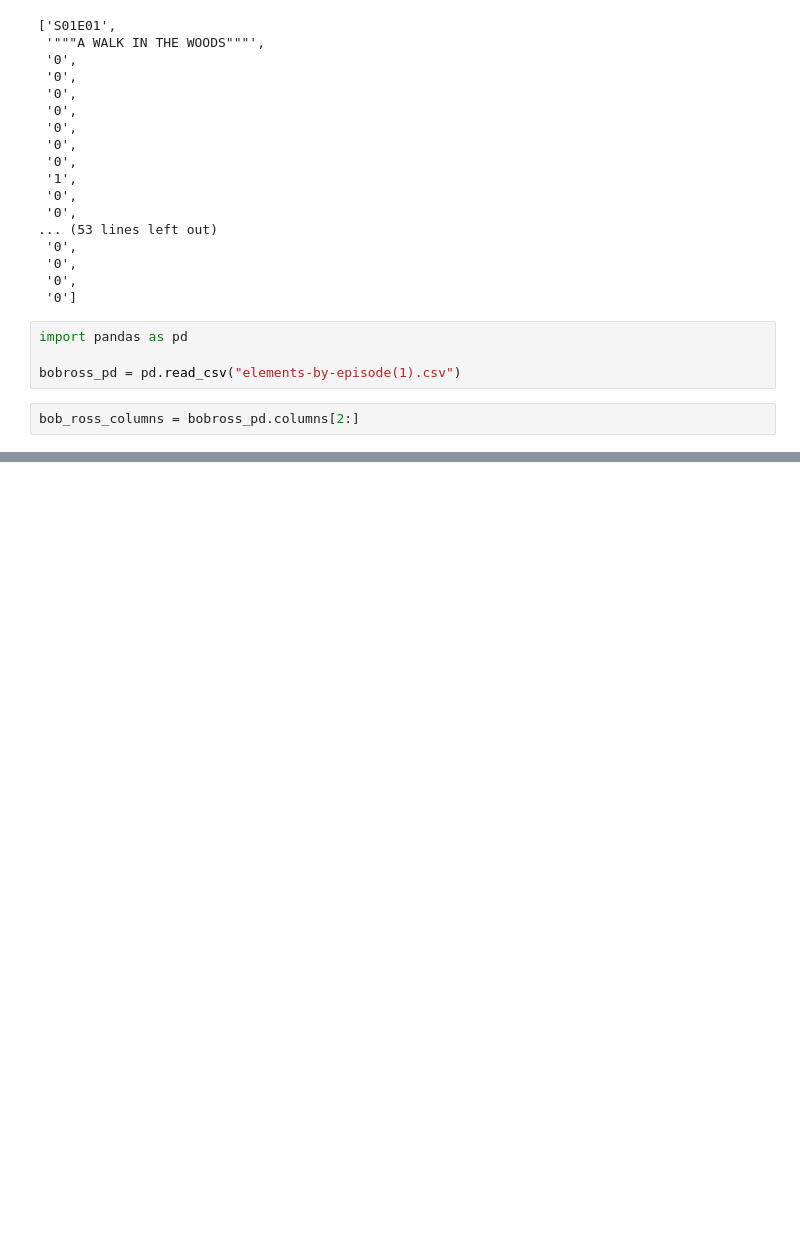
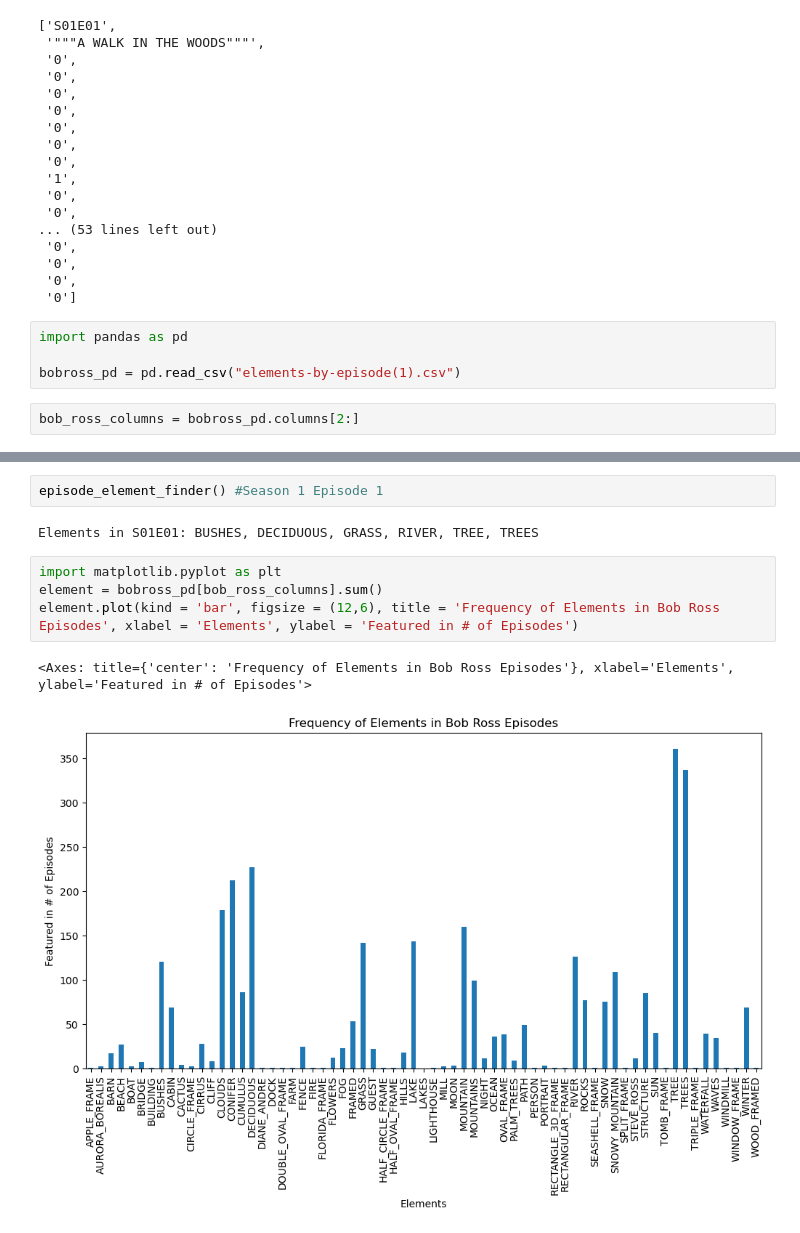
Before and after one commit to Tim3Weaver9506/cs130-project, a Jupyter notebook: analysis.ipynb, the cells around one changed output, grey strips where cells are left out. Drawn from its saved outputs; the diff is of its cells as text; blank space fills up the shorter version.

```diff
--- a/analysis.ipynb
+++ b/analysis.ipynb
@@ -81,0 +88,11 @@ episode_element()
+# %%
+episode_element_finder() #Season 1 Episode 1
+# %% [output]
+Elements in S01E01: BUSHES, DECIDUOUS, GRASS, RIVER, TREE, TREES
+# %%
+import matplotlib.pyplot as plt
+element = bobross_pd[bob_ross_columns].sum()
+element.plot(kind = 'bar', figsize = (12,6), title = 'Frequency of Elements in Bob Ross Episodes', xlabel = 'Elements', ylabel = 'Featured in # of Episodes')
+# %% [output]
+<Axes: title={'center': 'Frequency of Elements in Bob Ross Episodes'}, xlabel='Elements', ylabel='Featured in # of Episodes'>
+[figure, added]
```
Also changed, not shown: parts of 2 cells of this notebook.
